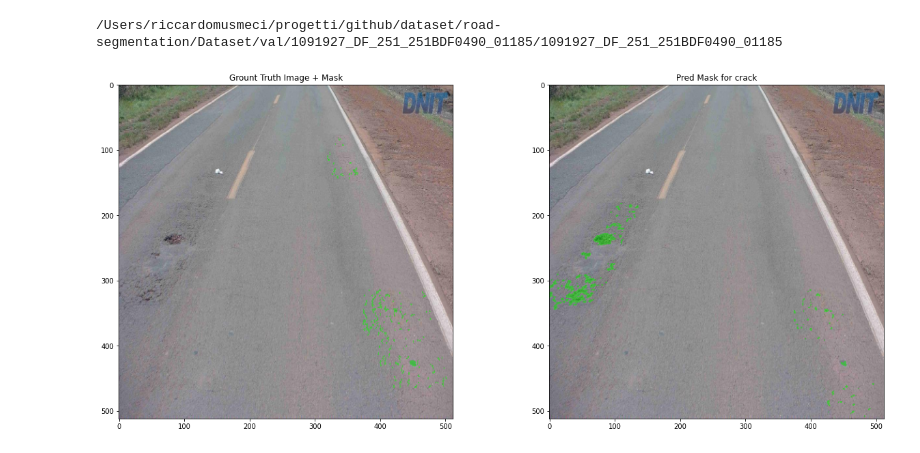
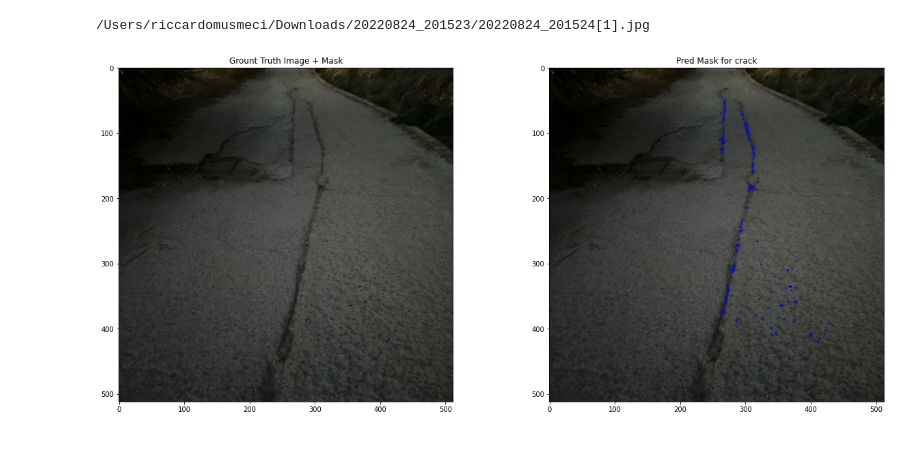
Before and after one commit to riccardomusmeci/tosem, a Jupyter notebook: notebooks/inference.ipynb, the cells around one changed output. Cells and saved outputs as stored; diff of their text form; code cells hidden in the pictures.

```diff
--- a/notebooks/inference.ipynb
+++ b/notebooks/inference.ipynb
@@ -35,42 +38,54 @@ def visualize(image: np.array, gt_mask: np.array, mask: np.array, category: list
 
     plt.imshow(pred_image)
     plt.show()
+# %%
+# GDrive
+# best_ckpt = {
+#     "crack": "/Volumes/GoogleDrive/My Drive/GitHub/smart-arrotino/output/seg-road-crack/2022-05-10-17-08-03/checkpoint/epoch=91-step=41123-val_loss=0.617-val_iou=0.383.ckpt",
+#     "pothole": "/Volumes/GoogleDrive/My Drive/GitHub/smart-arrotino/output/seg-road-pothole/2022-05-10-20-32-31/checkpoint/epoch=9-step=4469-val_loss=0.444-val_iou=0.224.ckpt"
+# }
+
+# Local
+best_ckpt = {
+    "crack": "/Users/riccardomusmeci/Library/CloudStorage/GoogleDrive-riccardomusmeci92@gmail.com/Il mio Drive/GitHub/smart-arrotino/output/seg-road-crack/2022-05-10-17-08-03/checkpoint/epoch=91-step=41123-val_loss=0.617-val_iou=0.383.ckpt",
+    "pothole": "/Users/riccardomusmeci/Library/CloudStorage/GoogleDrive-riccardomusmeci92@gmail.com/Il mio Drive/GitHub/smart-arrotino/output/seg-road-pothole/2022-05-10-20-32-31/checkpoint/epoch=9-step=4469-val_loss=0.444-val_iou=0.224.ckpt"
+}
 # %%
+c = "crack"
 model = RoadSegmentationModule.load_from_checkpoint(
-    checkpoint_path="PATH/TO/BEST/CKPT"
+    checkpoint_path=best_ckpt[c]
 )
 model.model.eval();
 # %%
 input_size = (512, 512)
-dataset = RoadDataset(
-    data_dir="PATH/TO/SPLIT/DATASET",
-    classes=["CLASS"],
-    train=False,
+dataset = RoadInferenceDataset(
+    data_dir="/Users/riccardomusmeci/Downloads/20220824_201523/",
+    # data_dir="/Users/riccardomusmeci/progetti/github/dataset/road-segmentation/Dataset/test",
     transform=transform(train=False, input_size=input_size)
 )
 # %%
 index = random.randint(0, len(dataset)-1)
 img_path = dataset.images[index]
 print(img_path)
-x, mask = dataset[index]
+x = dataset[index]
 
 preds = model(x.unsqueeze(0))
 preds = torch.sigmoid(preds)
 
 pred_mask = preds.squeeze().squeeze().detach().numpy()
 
-pred_mask[pred_mask>0.5] = 1
-pred_mask[pred_mask<=0.5] = 0
+pred_mask[pred_mask>=0.05] = 1
+pred_mask[pred_mask<0.05] = 0
 
-image = read_rgb(file_path=img_path + "_RAW.jpg")
-image = cv2.resize(image, input_size)
+image = read_rgb(file_path=img_path)
+image = cv2.rotate(cv2.resize(image, input_size), cv2.ROTATE_90_CLOCKWISE)
 
 visualize(
     image=image,
-    gt_mask=mask.detach().numpy().squeeze(),
+    gt_mask=None,
     mask=pred_mask,
-    category="crack"
+    category=c
 )
 # %% [output]
-/Users/riccardomusmeci/progetti/github/dataset/road-segmentation/Dataset/val/1091927_DF_251_251BDF0490_01185/1091927_DF_251_251BDF0490_01185
+/Users/riccardomusmeci/Downloads/20220824_201523/20220824_201524[1].jpg
-[figure, old version]
+[figure, new version]
```
Also changed, not shown: parts of 3 cells of this notebook, 4 other files.
